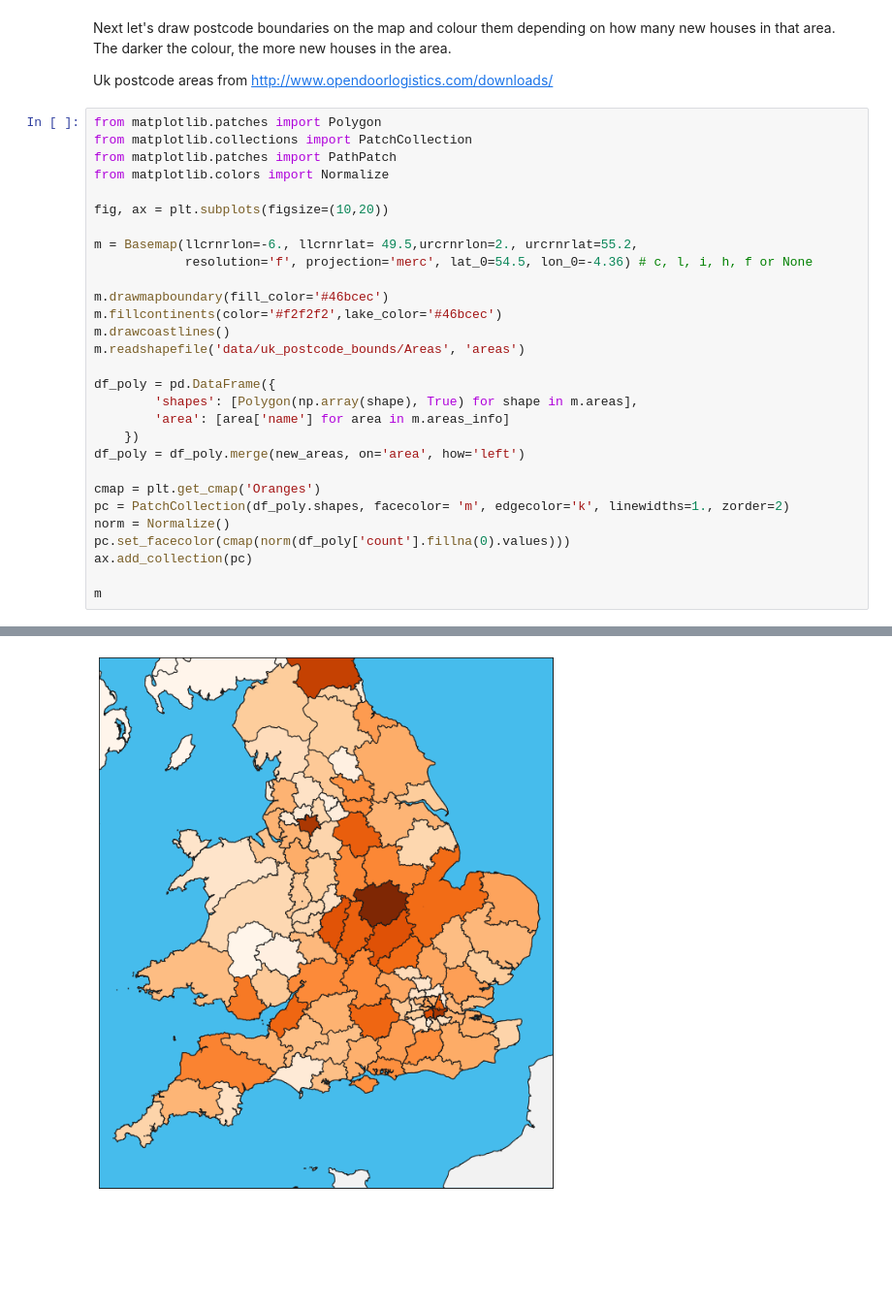
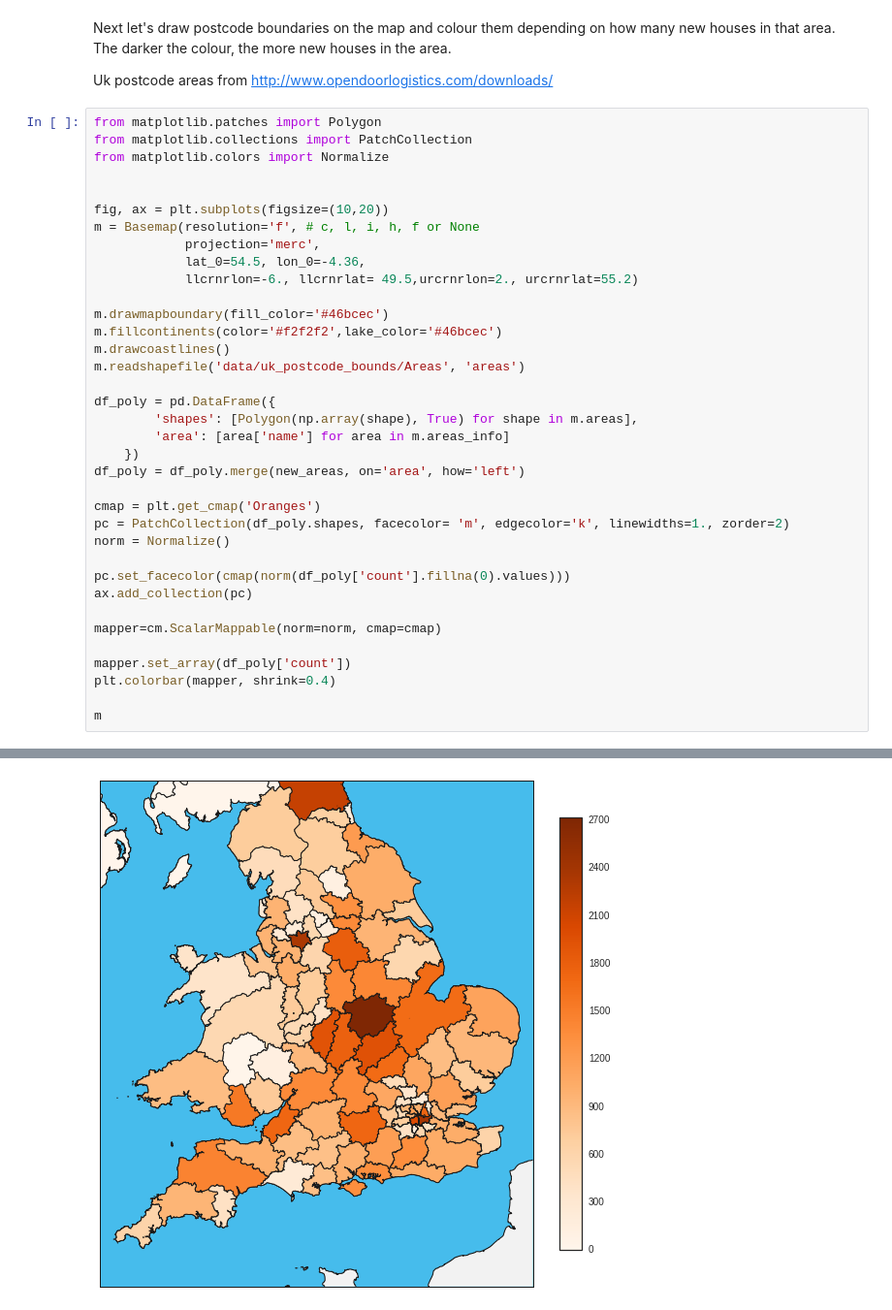
Before and after one commit to jamalmoir/notebook_playground, a Jupyter notebook: uk_2015_houseprice.ipynb, the cells around one changed output, grey strips where cells are left out. Shown at 97% size. Cells and saved outputs as stored; diff of their text form; blank space fills up the shorter version.

```diff
--- a/uk_2015_houseprice.ipynb
+++ b/uk_2015_houseprice.ipynb
@@ -272,32 +275,39 @@ Uk postcode areas from http://www.opendoorlogistics.com/downloads/
 # %%
 from matplotlib.patches import Polygon
 from matplotlib.collections import PatchCollection
-from matplotlib.patches import PathPatch
 from matplotlib.colors import Normalize
 
+
 fig, ax = plt.subplots(figsize=(10,20))
-
-m = Basemap(llcrnrlon=-6., llcrnrlat= 49.5,urcrnrlon=2., urcrnrlat=55.2,
-            resolution='f', projection='merc', lat_0=54.5, lon_0=-4.36) # c, l, i, h, f or None
+m = Basemap(resolution='f', # c, l, i, h, f or None
+            projection='merc',
+            lat_0=54.5, lon_0=-4.36,
+            llcrnrlon=-6., llcrnrlat= 49.5,urcrnrlon=2., urcrnrlat=55.2)
 
 m.drawmapboundary(fill_color='#46bcec')
 m.fillcontinents(color='#f2f2f2',lake_color='#46bcec')
 m.drawcoastlines()
 m.readshapefile('data/uk_postcode_bounds/Areas', 'areas')
 
 df_poly = pd.DataFrame({
         'shapes': [Polygon(np.array(shape), True) for shape in m.areas],
         'area': [area['name'] for area in m.areas_info]
     })
 df_poly = df_poly.merge(new_areas, on='area', how='left')
 
 cmap = plt.get_cmap('Oranges')
 pc = PatchCollection(df_poly.shapes, facecolor= 'm', edgecolor='k', linewidths=1., zorder=2)
 norm = Normalize()
+
 pc.set_facecolor(cmap(norm(df_poly['count'].fillna(0).values)))
 ax.add_collection(pc)
 
+mapper=cm.ScalarMappable(norm=norm, cmap=cmap)
+
+mapper.set_array(df_poly['count'])
+plt.colorbar(mapper, shrink=0.4)
+
 m
 # %% [output]
 <mpl_toolkits.basemap.Basemap at 0x...>
-[figure, old version]
+[figure, new version]
```
Also changed, not shown: parts of 3 cells of this notebook.
